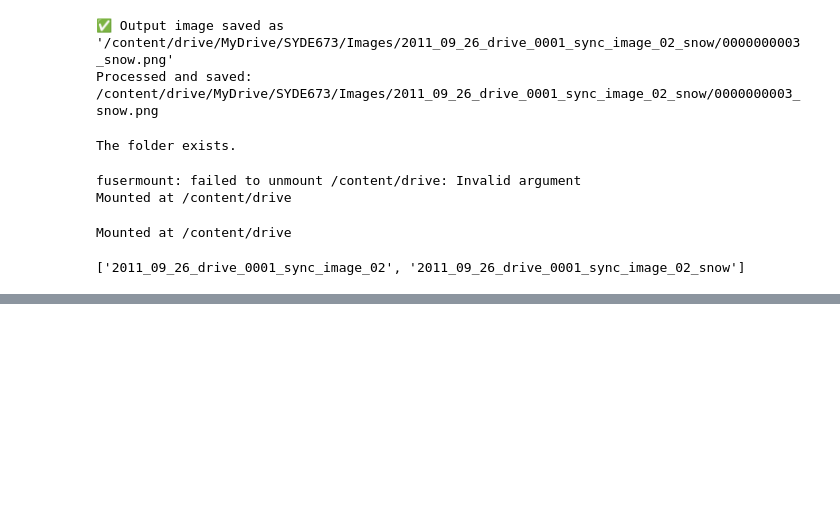
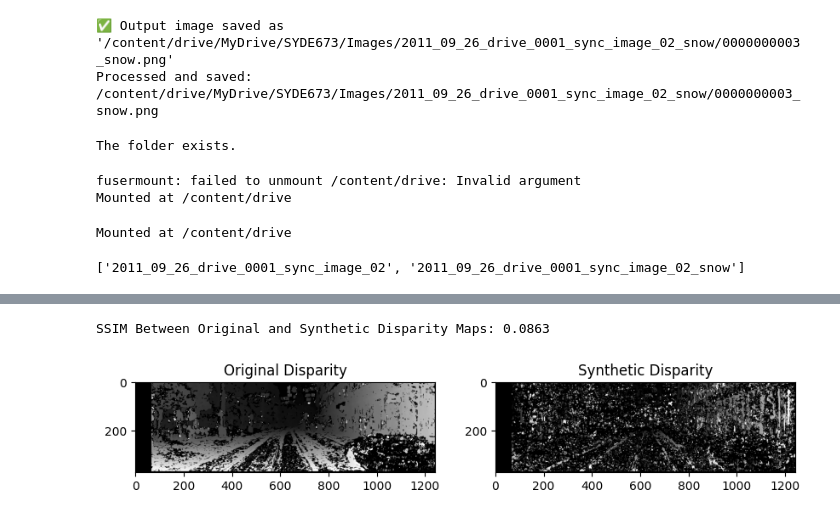
Before and after one commit to yfkiwi/snow_dataset_preparing, a Jupyter notebook: opencv_image2image_combine_v1_v2.ipynb, the cells around one changed output, grey strips where cells are left out. Drawn from its saved outputs; the diff is of its cells as text; code cells hidden in the pictures; blank space fills up the shorter version.

Commit message:
opencv and image2image stable diffusion model combines to generate sythetic snow data based on clear ones_v1_v2_evaluation

```diff
--- a/opencv_image2image_combine_v1_v2.ipynb
+++ b/opencv_image2image_combine_v1_v2.ipynb
@@ -741,0 +1194,65 @@ print(os.listdir(folder_path))  # Should list the subfolders
+# %%
+import cv2
+import numpy as np
+from skimage.metrics import structural_similarity as ssim
+
+def compute_disparity(left_path, right_path):
+    left = cv2.imread(left_path, cv2.IMREAD_GRAYSCALE)
+    right = cv2.imread(right_path, cv2.IMREAD_GRAYSCALE)
+
+    if left is None or right is None:
+        raise ValueError(f"Error: One or both images not found.\nLeft: {left_path}\nRight: {right_path}")
+
+    if left.shape != right.shape:
+        raise ValueError(f"Error: Image dimensions do not match. Left: {left.shape}, Right: {right.shape}")
+
+    stereo = cv2.StereoBM_create(numDisparities=64, blockSize=9)
+    disparity = stereo.compute(left, right).astype(np.float32)  # Convert to float for normalization
+    disparity = cv2.normalize(disparity, None, 0, 1, cv2.NORM_MINMAX)  # Normalize to [0,1]
+
+    return disparity
+
+# Define image paths
+original_left = '/content/drive/MyDrive/SYDE673/Images/2011_09_26_drive_0091_sync_image_02/0000000000.png'
+original_right = '/content/drive/MyDrive/SYDE673/Images/2011_09_26_drive_0091_sync_image_03/0000000000.png'
+synthetic_left = '/content/drive/MyDrive/SYDE673/Images/2011_09_26_drive_0091_sync_image_02_snow/0000000000.png'
+synthetic_right = '/content/drive/MyDrive/SYDE673/Images/2011_09_26_drive_0091_sync_image_03_snow/0000000000.png'
+
+# Load original images to get their dimensions
+original_left_img = cv2.imread(original_left)
+original_right_img = cv2.imread(original_right)
+
+# Load synthetic images
+synthetic_left_img = cv2.imread(synthetic_left)
+synthetic_right_img = cv2.imread(synthetic_right)
+
+# Resize synthetic images to match original dimensions
+synthetic_left_img = cv2.resize(synthetic_left_img, (original_left_img.shape[1], original_left_img.shape[0]), interpolation=cv2.INTER_CUBIC)
+synthetic_right_img = cv2.resize(synthetic_right_img, (original_right_img.shape[1], original_right_img.shape[0]), interpolation=cv2.INTER_CUBIC)
+
+# Save resized images (optional)
+cv2.imwrite(synthetic_left, synthetic_left_img)
+cv2.imwrite(synthetic_right, synthetic_right_img)
+
+# Compute disparity maps
+original_disparity = compute_disparity(original_left, original_right)
+synthetic_disparity = compute_disparity(synthetic_left, synthetic_right)
+
+# Compute SSIM
+ssim_disparity = ssim(original_disparity, synthetic_disparity, data_range=1.0)
+print(f"SSIM Between Original and Synthetic Disparity Maps: {ssim_disparity:.4f}")
+# %% [output]
+SSIM Between Original and Synthetic Disparity Maps: 0.0863
+# %%
+import matplotlib.pyplot as plt
+
+plt.figure(figsize=(10, 5))
+plt.subplot(1, 2, 1)
+plt.title("Original Disparity")
+plt.imshow(original_disparity, cmap="gray")
+plt.subplot(1, 2, 2)
+plt.title("Synthetic Disparity")
+plt.imshow(synthetic_disparity, cmap="gray")
+plt.show()
+# %% [output]
+[figure, added]
```
Also changed, not shown: parts of 15 cells of this notebook.
